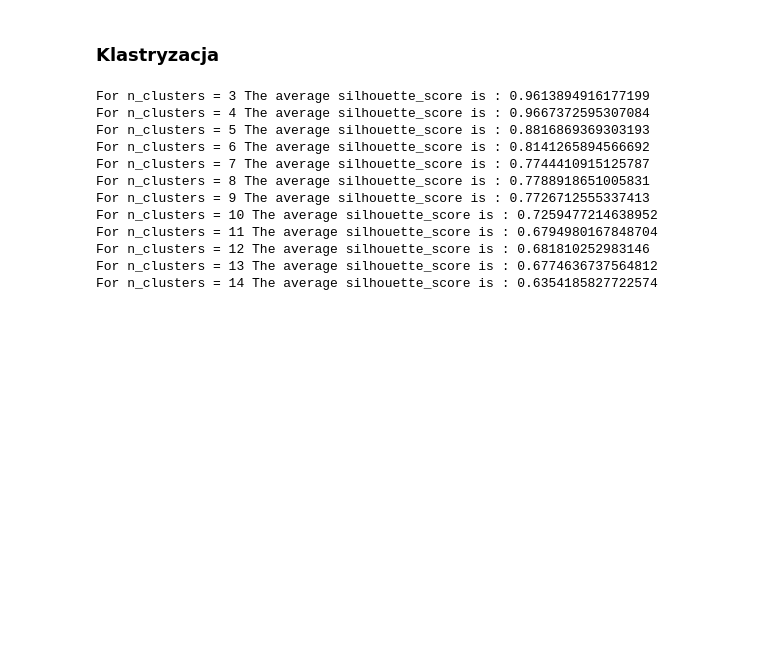
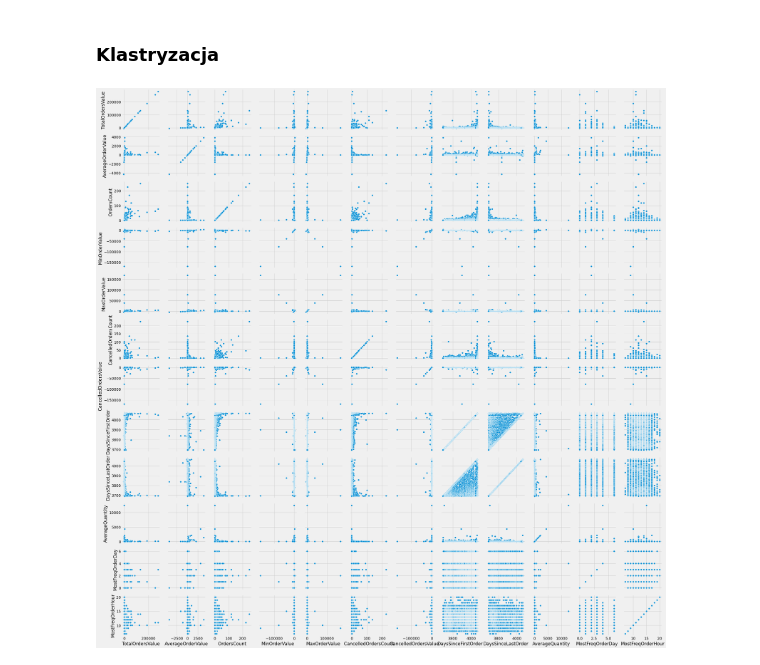
Before and after one commit to kkowalczykk/k-means-segmentation, a Jupyter notebook: main.ipynb, the cells around one changed output. Saved outputs shown, nothing was run; the diff lists cells and outputs as text; code cells hidden in the pictures; blank space fills up the shorter version.

```diff
--- a/main.ipynb
+++ b/main.ipynb
@@ -276,6 +278,10 @@ iplot(choromap, validate=False)
 # %% [markdown]
 ### Transformacja zmiennych
 # %%
+def diff_date(x):
+    print(x)
+    return x
+
 transformed_df = pd.DataFrame()
 transformed_df['CustomerID'] = df['CustomerID'].unique()
 total_orders_value = df.groupby('CustomerID')['TotalPrice'].sum().to_frame().rename(columns={'TotalPrice' : 'TotalOrdersValue'})
@@ -292,6 +298,9 @@ first_order_datetime = first_order_datetime.to_frame().rename(columns={'InvoiceD
 last_order_datetime = last_order_datetime.to_frame().rename(columns={'InvoiceDateFormat' : 'DaysSinceLastOrder'})
 days_since_first_order = (now - first_order_datetime['DaysSinceFirstOrder']).dt.days
 days_since_last_order = (now - last_order_datetime['DaysSinceLastOrder']).dt.days
+avg_quantity = df.groupby('CustomerID')['Quantity'].mean().to_frame().rename(columns={'Quantity' : 'AverageQuantity'})
+most_freq_order_day = df.groupby('CustomerID')['InvoiceDayOfWeekNumber'].agg(lambda x:x.value_counts().index[0]).to_frame().rename(columns={'InvoiceDayOfWeekNumber' : 'MostFreqOrderDay'})
+most_freq_order_hour = df.groupby('CustomerID')['InvoiceHour'].agg(lambda x:x.value_counts().index[0]).to_frame().rename(columns={'InvoiceHour' : 'MostFreqOrderHour'})
 
 transformed_df = transformed_df.merge(total_orders_value, how="inner", on="CustomerID")
 transformed_df = transformed_df.merge(avg_order_value, how="inner", on="CustomerID")
@@ -302,6 +311,9 @@ transformed_df = transformed_df.merge(cancelled_orders_count, how="inner", on="C
 transformed_df = transformed_df.merge(cancelled_orders_value, how="left", on="CustomerID")
 transformed_df = transformed_df.merge(days_since_first_order, how="inner", on="CustomerID")
 transformed_df = transformed_df.merge(days_since_last_order, how="inner", on="CustomerID")
+transformed_df = transformed_df.merge(avg_quantity, how="inner", on="CustomerID")
+transformed_df = transformed_df.merge(most_freq_order_day, how="inner", on="CustomerID")
+transformed_df = transformed_df.merge(most_freq_order_hour, how="inner", on="CustomerID")
 transformed_df['CancelledOrdersValue'] = transformed_df['CancelledOrdersValue'].fillna(0)
 transformed_df
 # %% [output]
@@ -321,2 +333,7 @@ transformed_df
 # %% [markdown]
 ### Klastryzacja
+# %%
+g = sns.PairGrid(transformed_df)
+g.map(sns.scatterplot);
+# %% [output]
+[figure, added]
@@ -323,27 +346,10 @@ transformed_df
 # %%
-test = transformed_df[['TotalOrdersValue', 'MaxOrderValue']]
-temp = test.iloc[: , :].values
-
 def findBestN(matrix):
-    for n in range(3,15):
+    silhouette_values = pd.DataFrame( columns=['ClusterCount', 'SilhouetteValue'])
+    for n in range(2,15):
         kmeans = KMeans(n_clusters = n, n_init=20, random_state=0 )
         kmeans.fit(matrix)
         clusters = kmeans.predict(matrix)
         silhouette_avg = silhouette_score(matrix, clusters)
-        print("For n_clusters =", n, "The average silhouette_score is :", silhouette_avg)
-
-
-findBestN(temp)
+        silhouette_values = silhouette_values.append({'ClusterCount': n, 'SilhouetteValue': silhouette_avg}, ignore_index = True)
+    return silhouette_values
-# %% [output]
-For n_clusters = 3 The average silhouette_score is : 0.9613894916177199
-For n_clusters = 4 The average silhouette_score is : 0.9667372595307084
-For n_clusters = 5 The average silhouette_score is : 0.8816869369303193
-For n_clusters = 6 The average silhouette_score is : 0.8141265894566692
-For n_clusters = 7 The average silhouette_score is : 0.7744410915125787
-For n_clusters = 8 The average silhouette_score is : 0.7788918651005831
-For n_clusters = 9 The average silhouette_score is : 0.7726712555337413
-For n_clusters = 10 The average silhouette_score is : 0.7259477214638952
-For n_clusters = 11 The average silhouette_score is : 0.6794980167848704
-For n_clusters = 12 The average silhouette_score is : 0.681810252983146
-For n_clusters = 13 The average silhouette_score is : 0.6774636737564812
-For n_clusters = 14 The average silhouette_score is : 0.6354185827722574
```
Also changed, not shown: parts of 16 cells of this notebook.
